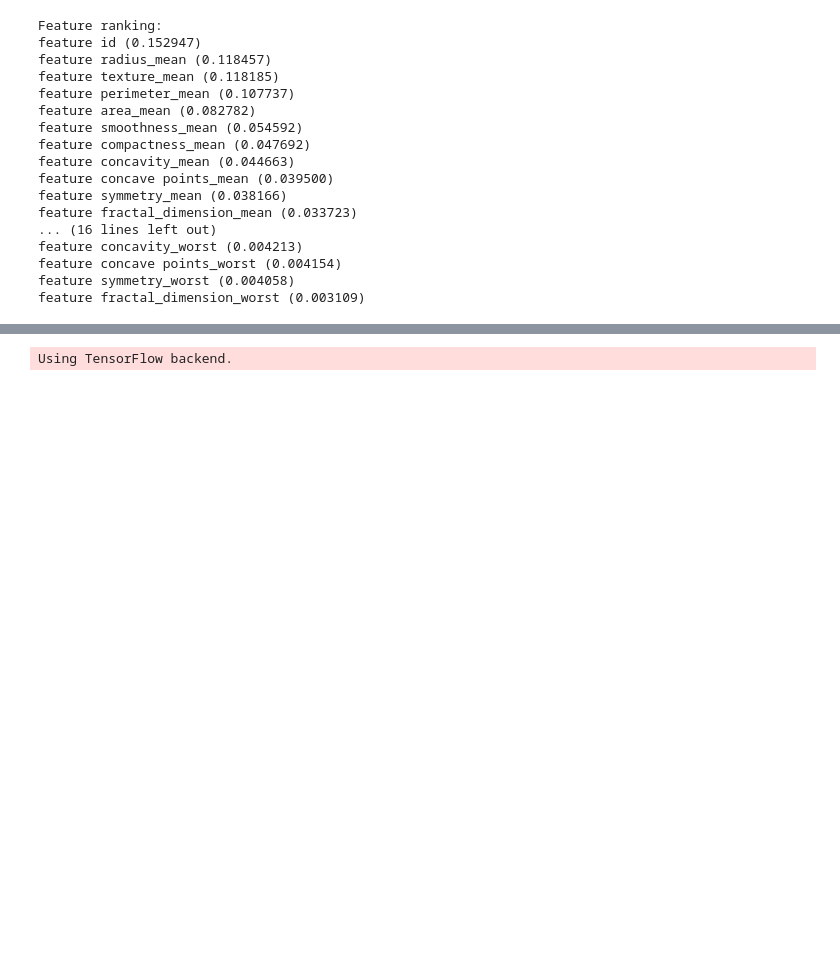
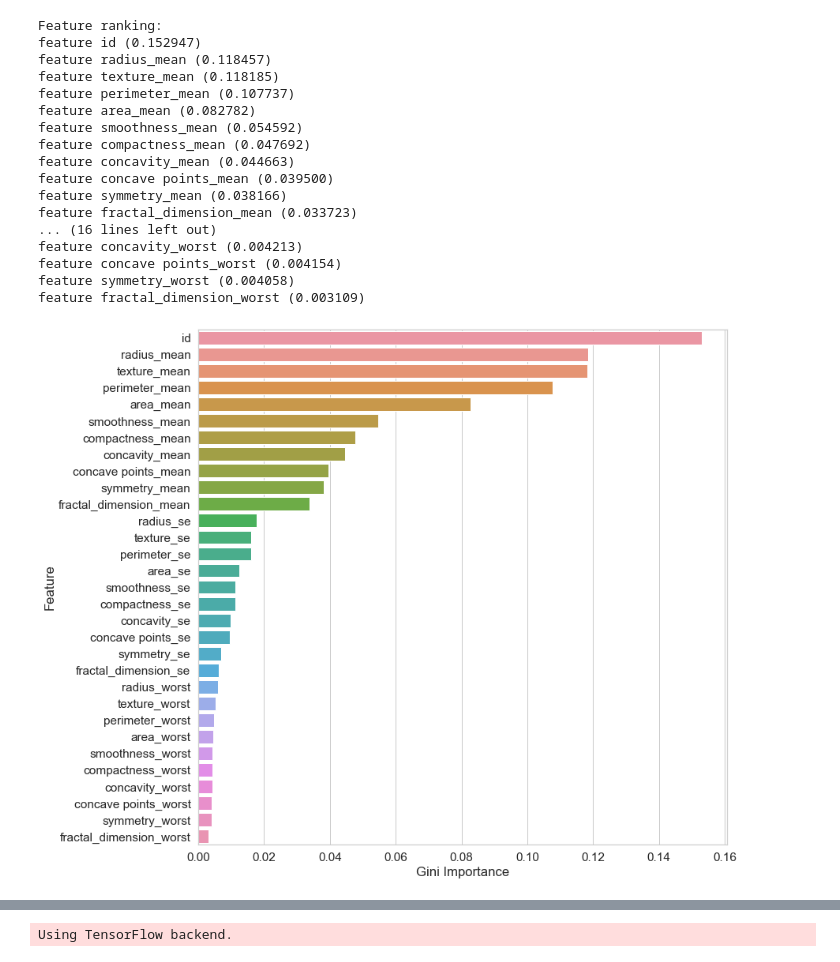
Before and after one commit to LinaSachuk/Deploying-Machine-Learning-Models, a Jupyter notebook: Breast Cancer Classification.ipynb, the cells around one changed output, grey strips where cells are left out. Saved outputs shown, nothing was run; the diff lists cells and outputs as text; code cells hidden in the pictures; blank space fills up the shorter version.

```diff
--- a/Breast Cancer Classification.ipynb
+++ b/Breast Cancer Classification.ipynb
@@ -365,7 +365,11 @@ feature fractal_dimension_worst (0.003109)
 # %%
 feat_imp = pd.DataFrame({'Feature' : list(X),
                        'Gini importance': importances[indices]})
 
 plt.rcParams['figure.figsize']= (12, 12)
 s.set_style('whitegrid')
-ax= s.barplot(x='Gini importa')
+ax= s.barplot(x='Gini importance', y= 'Feature', data= feat_imp)
+ax.set(xlabel='Gini Importance')
+plt.show()
+# %% [output]
+[figure, added]
```
Also changed, not shown: parts of 1 cell of this notebook.
